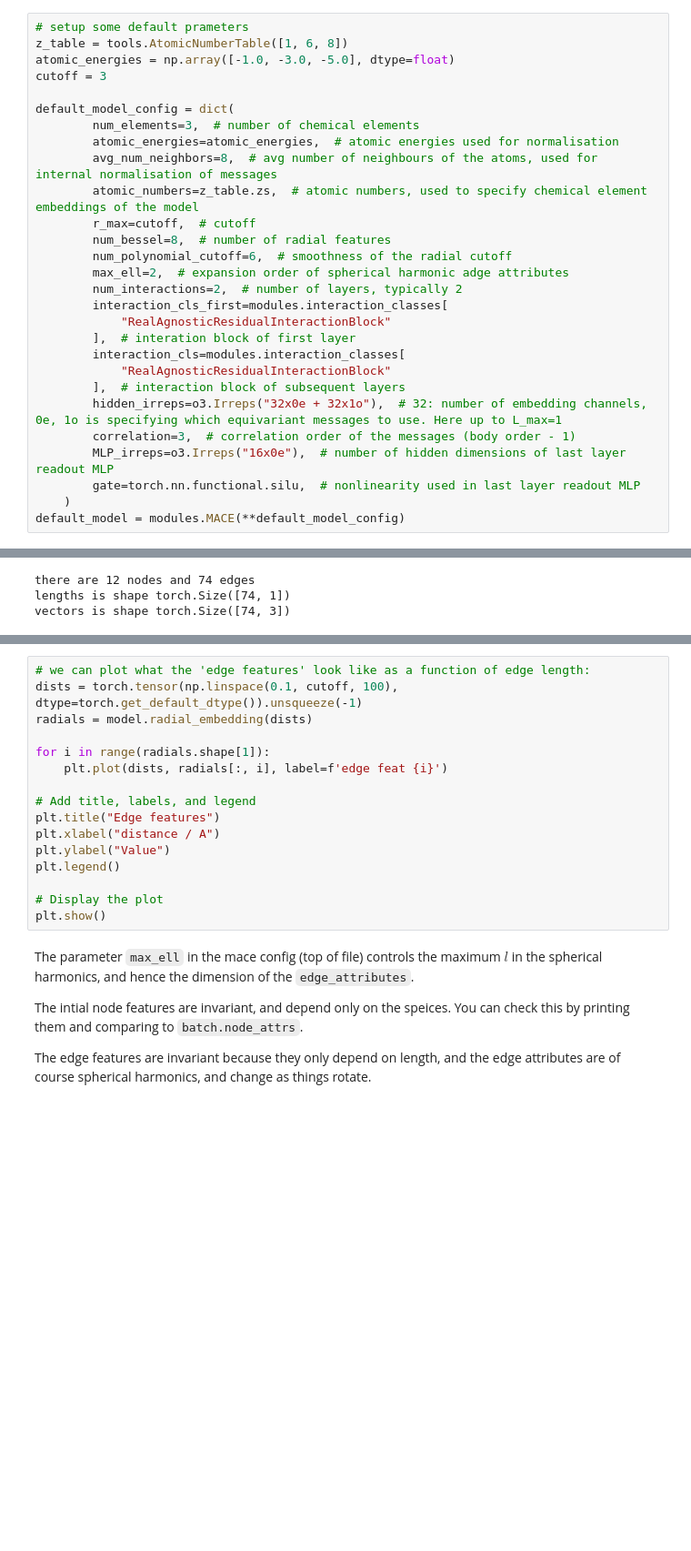
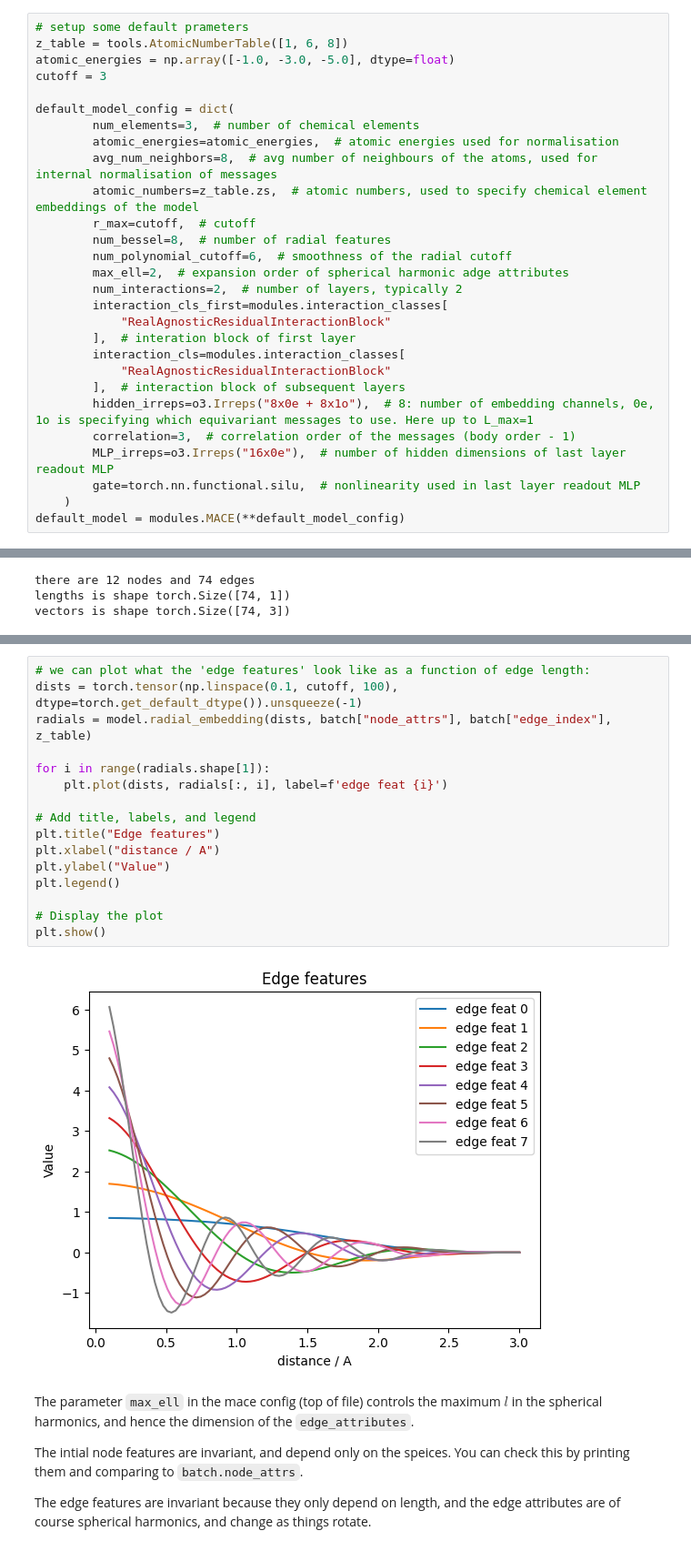
Before and after one commit to imagdau/Tutorials, a Jupyter notebook: T03-MACE-Theory.ipynb, the cells around one changed output, grey strips where cells are left out. Shown at 91% size. Drawn from its saved outputs; the diff is of its cells as text; blank space fills up the shorter version.

```diff
--- a/T03-MACE-Theory.ipynb
+++ b/T03-MACE-Theory.ipynb
@@ -69,7 +73,7 @@ default_model_config = dict(
         interaction_cls=modules.interaction_classes[
             "RealAgnosticResidualInteractionBlock"
         ],  # interaction block of subsequent layers
-        hidden_irreps=o3.Irreps("32x0e + 32x1o"),  # 32: number of embedding channels, 0e, 1o is specifying which equivariant messages to use. Here up to L_max=1
+        hidden_irreps=o3.Irreps("8x0e + 8x1o"),  # 8: number of embedding channels, 0e, 1o is specifying which equivariant messages to use. Here up to L_max=1
         correlation=3,  # correlation order of the messages (body order - 1)
         MLP_irreps=o3.Irreps("16x0e"),  # number of hidden dimensions of last layer readout MLP
         gate=torch.nn.functional.silu,  # nonlinearity used in last layer readout MLP
@@ -315,19 +349,21 @@ TypeError: RadialEmbeddingBlock.forward() missing 3 required positional argument
 # %%
 # we can plot what the 'edge features' look like as a function of edge length:
 dists = torch.tensor(np.linspace(0.1, cutoff, 100), dtype=torch.get_default_dtype()).unsqueeze(-1)
-radials = model.radial_embedding(dists)
+radials = model.radial_embedding(dists, batch["node_attrs"], batch["edge_index"], z_table)
 
 for i in range(radials.shape[1]):
     plt.plot(dists, radials[:, i], label=f'edge feat {i}')
 
 # Add title, labels, and legend
 plt.title("Edge features")
 plt.xlabel("distance / A")
 plt.ylabel("Value")
 plt.legend()
 
 # Display the plot
 plt.show()
+# %% [output]
+[figure, added]
 # %% [markdown]
 The parameter `max_ell` in the mace config (top of file) controls the maximum $l$ in the spherical harmonics, and hence the dimension of the `edge_attributes`.
 
```
Also changed, not shown: parts of 68 cells of this notebook, 4 other files.
